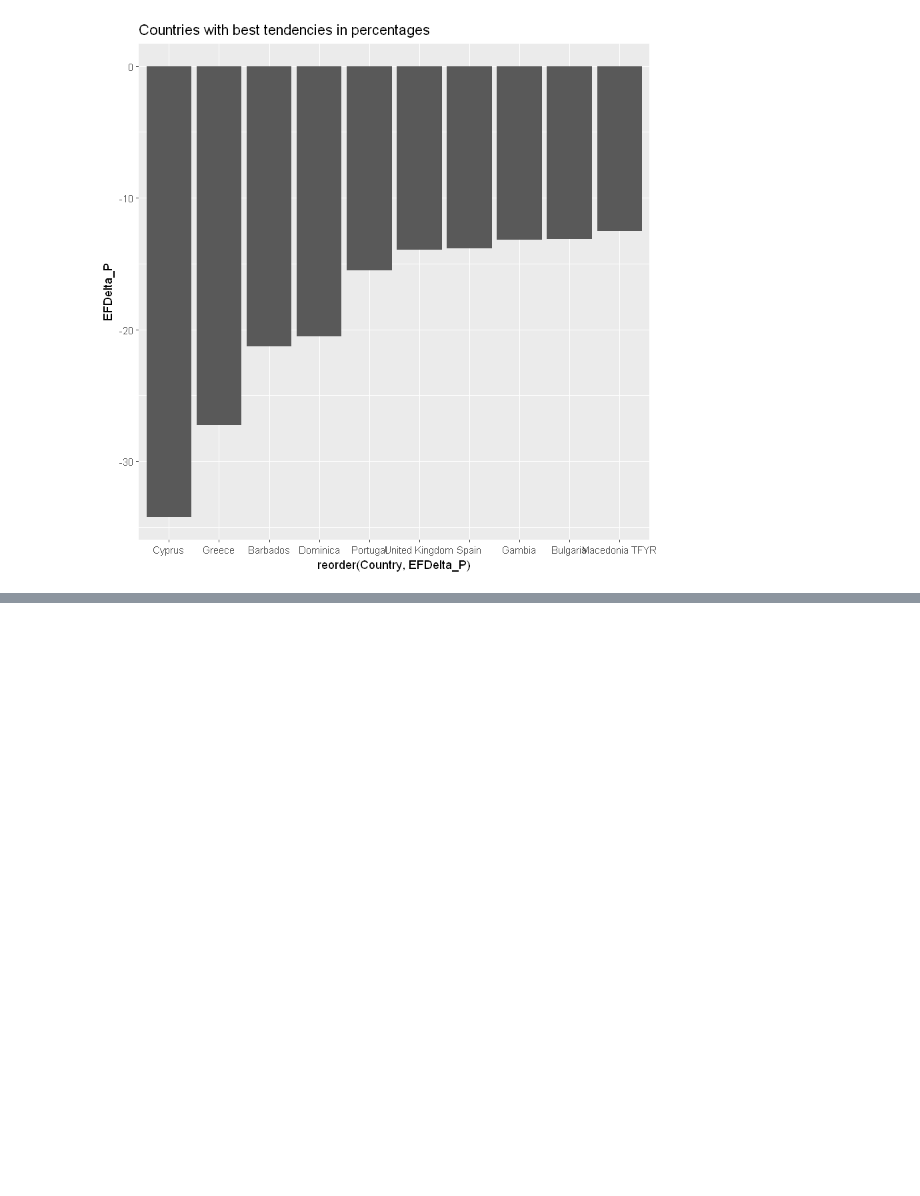
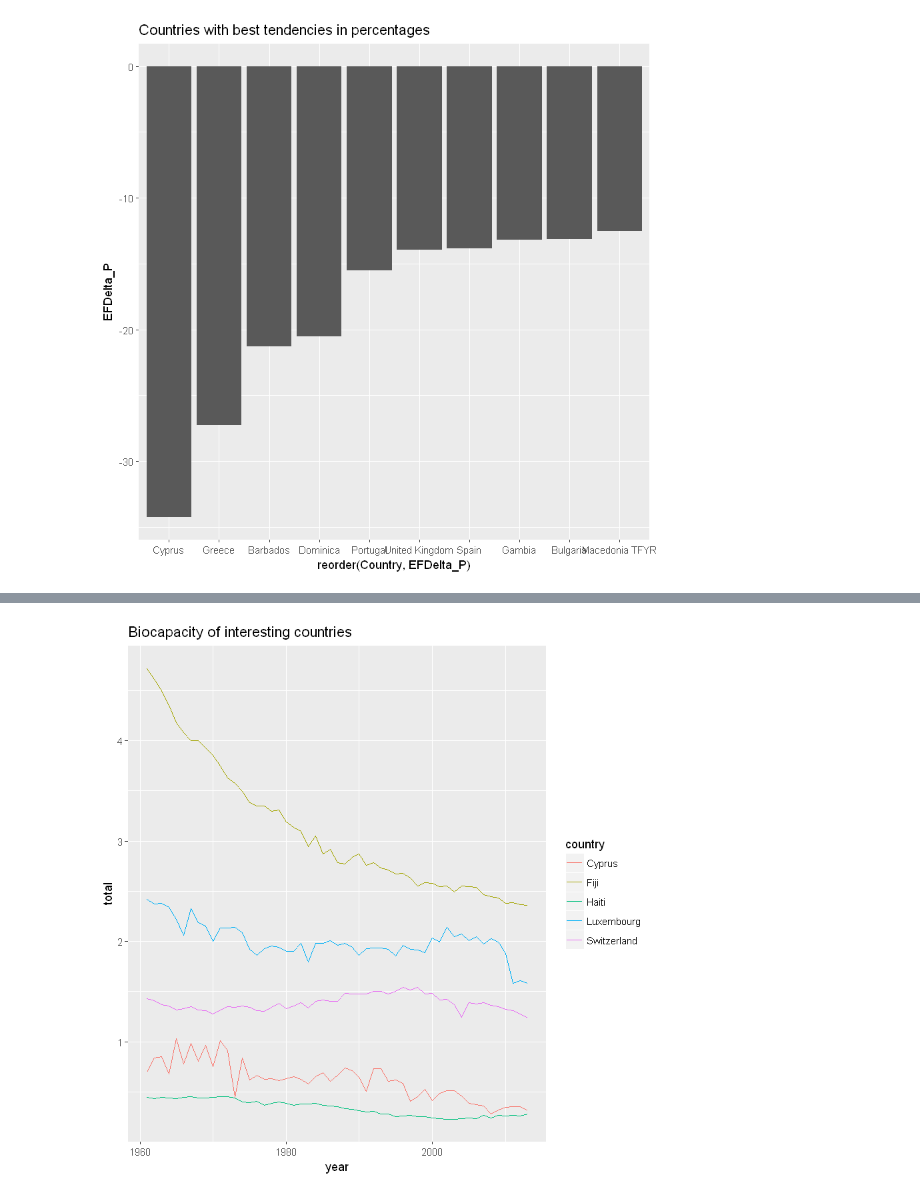
Before and after one commit to huli/mas-data-science, a Jupyter notebook: CAS Data Visualization/Project/storyboard.ipynb, the cells around one changed output, grey strips where cells are left out. Cells and saved outputs as stored; diff of their text form; code cells hidden in the pictures; blank space fills up the shorter version.

```diff
--- a/CAS Data Visualization/Project/storyboard.ipynb
+++ b/CAS Data Visualization/Project/storyboard.ipynb
@@ -252,0 +294,4 @@ See problems(...) for more details.
+# %%
+nfa_2017_edition <- read_csv(
+   paste0("C:/Source/mas-data-science/CAS Data Visualization/Project/",
+          "NFA 2017 Edition.csv"))
@@ -252,0 +316,9 @@ See problems(...) for more details.
+# %%
+nfa_2017_edition  %>%
+    filter(country %in% country_of_interest) %>%
+    filter(record == "BiocapPerCap") %>%
+    ggplot() +
+        geom_line(aes(year,total, col = country)) +
+        ggtitle("Biocapacity of interesting countries")
+# %% [output]
+[figure, added]
```
Also changed, not shown: parts of 7 cells of this notebook, 1 other file.
